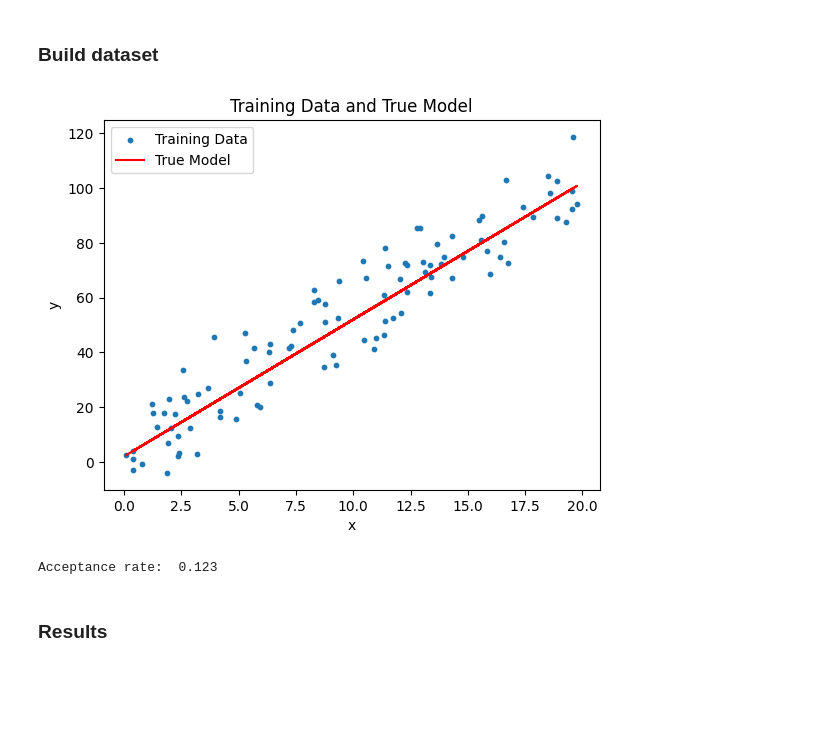
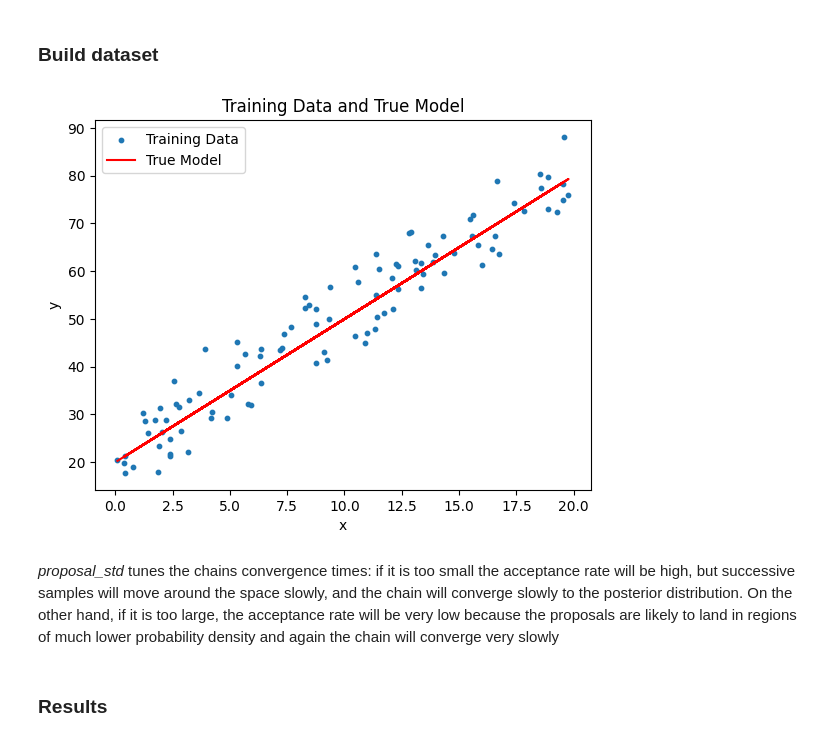
Before and after one commit to leonardodeclara/Bayesian-Linear-Regression-with-Metropolis-Hastings, a Jupyter notebook: BLR-MH.ipynb, the cells around one changed output. Drawn from its saved outputs; the diff is of its cells as text; code cells hidden in the pictures; blank space fills up the shorter version.

```diff
--- a/BLR-MH.ipynb
+++ b/BLR-MH.ipynb
@@ -116,35 +140,33 @@ def metropolis_hastings(num_steps, x,y, mean, cov, sigma ,proposal_std,burn_in=0
 # %%
 np.random.seed(0)
 
-true_w = np.array([5.0,2.0])
-true_sigma = 10.0
+true_w = np.array([3.0,20.0])
+true_sigma = 5.0
 
 dataset_size = 100
 
 x  = np.random.uniform(0,20,dataset_size)
 x  = np.vstack((x,np.ones(dataset_size))).T
 y  =  x @ true_w + np.random.normal(0,true_sigma,dataset_size)
 
 plt.scatter(x[:,0],y,s=10,label='Training Data')
 plt.plot(x[:,0],x@ true_w,'r',label='True Model')
 plt.xlabel('x')
 plt.ylabel('y')
 plt.title('Training Data and True Model')
 plt.legend()
 plt.show()
 # %% [output]
-[figure, old version]
+[figure, new version]
+# %% [markdown]
+<em>proposal_std</em> tunes the chains convergence times: if it is too small the acceptance rate will be high, but successive samples will move around the space slowly, and the chain will converge  slowly to the posterior distribution. On the other hand, if it is too large, the acceptance rate will be very low because the proposals are likely to land in regions of much lower probability density and again the chain will converge very slowly
 # %%
-N = 20000
+N = 20000 # number of steps to run the algorithm for
 burn_in = 0.4
-proposal_std = 0.5
+proposal_std = 0.5 # standard deviation of the proposal distribution
 prior_mean = np.zeros(2)
-prior_cov = np.eye(2)*5
+prior_cov = np.eye(2)*10
 
 samples, rate = metropolis_hastings(N, x,y, prior_mean, prior_cov, true_sigma, proposal_std, burn_in)
-
-print('Acceptance rate: ', rate)
-# %% [output]
-Acceptance rate:  0.123
 # %% [markdown]
 ### Results
```
Also changed, not shown: parts of 11 cells of this notebook, 2 other files.
